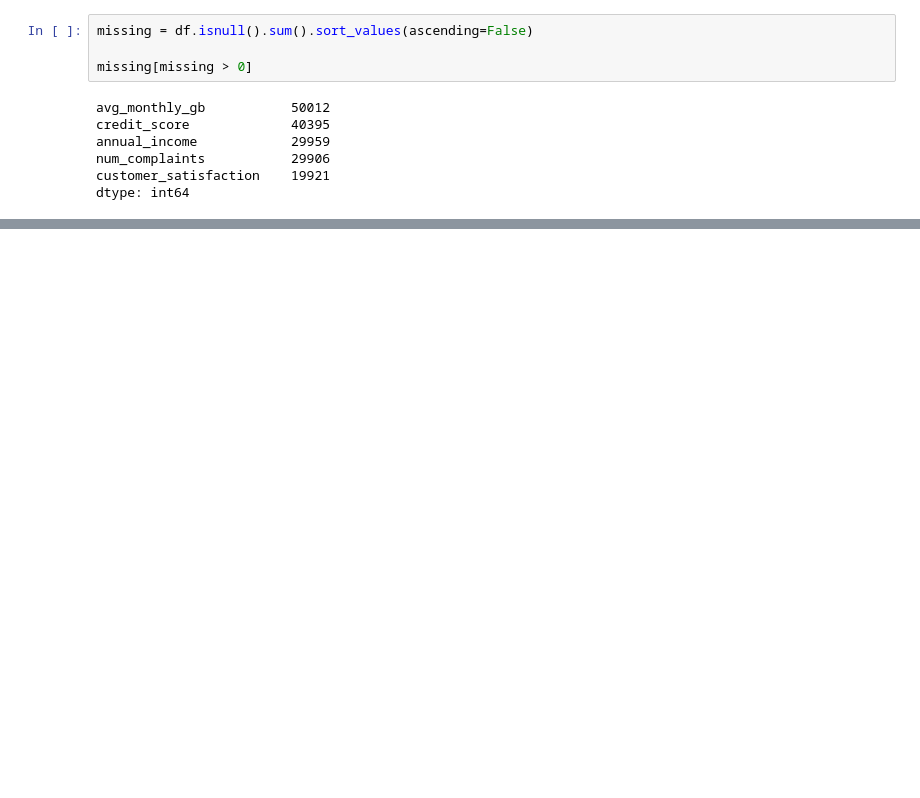
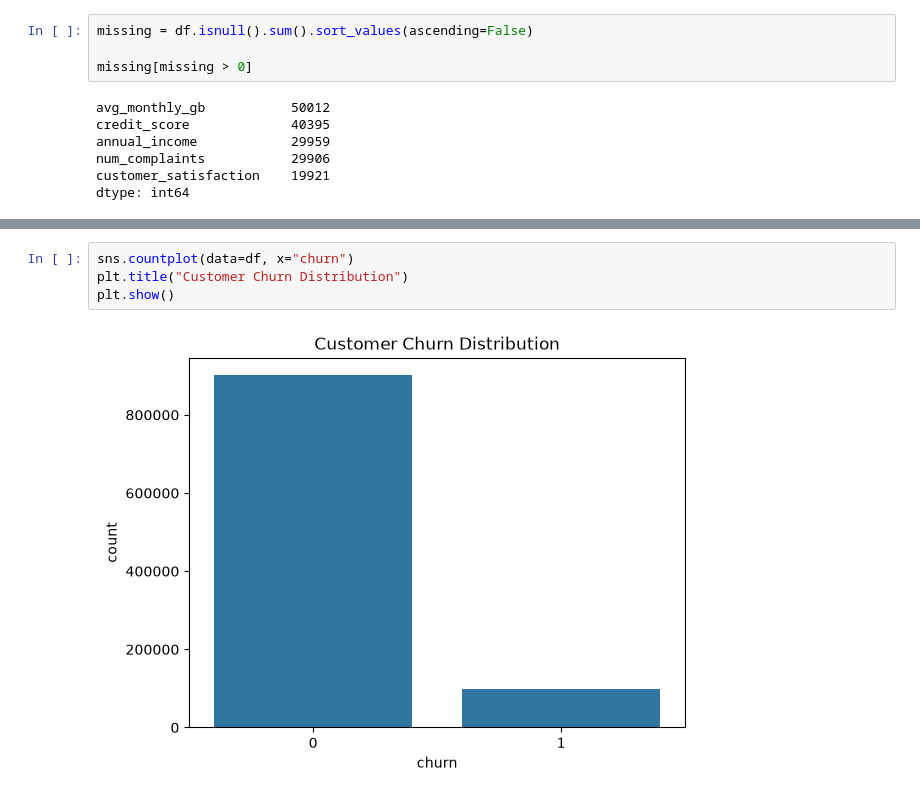
Before and after one commit to RamiLGH8/mlops, a Jupyter notebook: data_analysis.ipynb, the cells around one changed output, grey strips where cells are left out. Saved outputs shown, nothing was run; the diff lists cells and outputs as text; blank space fills up the shorter version.

Commit message:
data preprocessing

```diff
--- a/data_analysis.ipynb
+++ b/data_analysis.ipynb
@@ -70,0 +78,6 @@ dtype: int64
+# %%
+sns.countplot(data=df, x="churn")
+plt.title("Customer Churn Distribution")
+plt.show()
+# %% [output]
+[figure, added]
```
Also changed, not shown: parts of 7 cells of this notebook, 2 other files.
